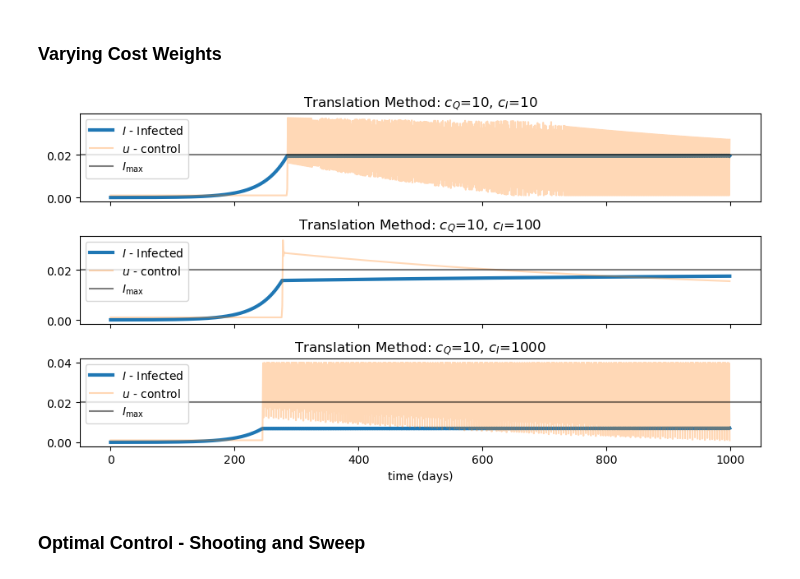
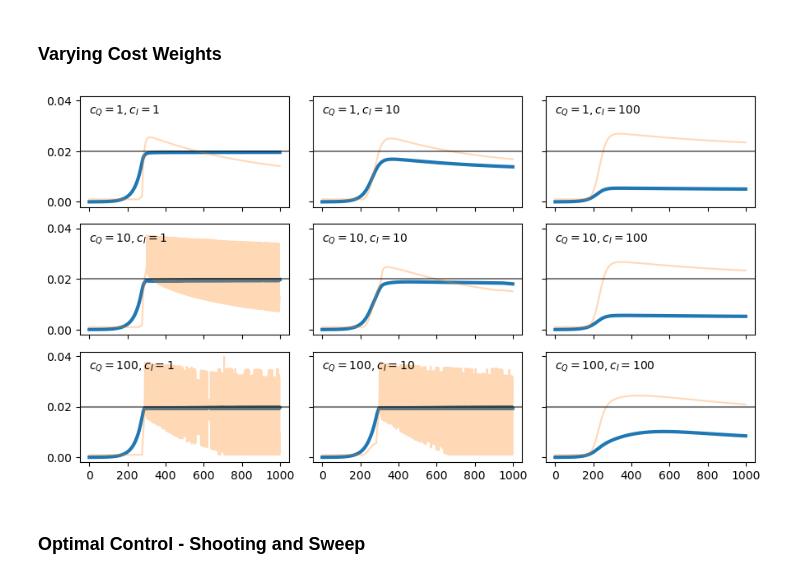
Before and after one commit to fredsonaguiar/sirq_model_control_quarantine, a Jupyter notebook: sirq model - complete.ipynb, the cells around one changed output. Saved outputs shown, nothing was run; the diff lists cells and outputs as text; code cells hidden in the pictures.

```diff
--- a/sirq model - complete.ipynb
+++ b/sirq model - complete.ipynb
@@ -769,8 +769,5 @@ plt.show()
 [figure]
 # %% [markdown]
 ### Control Law and MPC
-# %%
-n = 10
-h = 1/n
 # %%
 def mpc_minimal_control(strategy, i_pred):
@@ -1307,8 +1219,8 @@ plt.show()
 solutions_pred_optimal_lstm = []
 
 for i, strategy in enumerate(strategies):
-    states = simulate_learning_based_mpc(theta, simulation_lenght=1000, start_lenght=input_lenght,
-        strategy=strategy, prediction="lstm", problem="optimal_control_casadi")
+    states, _ = simulate_learning_based_mpc(theta, simulation_lenght=1000, start_lenght=input_lenght,
+                                            strategy=strategy, prediction="lstm", problem="shooting")
     solutions_pred_optimal_lstm.append(states)
 # %%
 filename = "predictor_files/solutions_pred_optimal_lstm.pkl"
@@ -1337,35 +1249,39 @@ plt.show()
 ### Varying Cost Weights
 # %%
 strategy = strategies[0]
-solutions_varying_cost_weights = []
+solutions_varying_weights = dict()
 
-for i, c3 in enumerate([10, 100, 1000]):
-    states = simulate_learning_based_mpc(theta,
-        simulation_lenght=1000, start_lenght=input_lenght,
-        strategy=strategy, prediction="exact", problem="optimal_control_casadi")
-    solutions_varying_cost_weights.append(states)
+c2_values = [1,10,100]
+c3_values = [1,10,100]
+
+for c2 in c2_values:
+    for c3 in c3_values:
+        states, _ = simulate_learning_based_mpc(theta, simulation_lenght=1000, start_lenght=input_lenght,
+                                                strategy=strategy, prediction="exact", problem="casadi")
+        solutions_varying_weights["{}-{}".format(c2,c3)] = states
 # %%
-filename = "predictor_files/solutions_varying_cost_weights.pkl"
+filename = "predictor_files/solutions_varying_weights.pkl"
 
-pkl.dump(solutions_varying_cost_weights, open(filename, "wb"))
-solutions_varying_cost_weights = pkl.load(open(filename, "rb"))
+# pkl.dump(solutions_varying_weights, open(filename, "wb"))
+solutions_varying_weights = pkl.load(open(filename, "rb"))
 # %%
-fig, ax = plt.subplots(3, figsize=(9,5), sharex=True)
+fig, ax = plt.subplots(3,3, figsize=(9,5), sharex=True, sharey=True)
 
-for i, states  in enumerate(solutions_varying_cost_weights):
-    ax[i].plot(states[:,1], label="$I$ - Infected", linewidth=3)
-    ax[i].plot(states[:,-1], label="$u$ - control", alpha=0.3)
-    ax[i].axhline(i_max, label="$I_{\max}$", color="k", alpha=0.5)
+for i, c2 in enumerate(c2_values):
+    for j, c3 in enumerate(c3_values):
+        states = solutions_varying_weights["{}-{}".format(c2,c3)]
+        ax[i,j].plot(states[:,1], linewidth=3)
+        ax[i,j].plot(states[:,-1], alpha=0.3)
+        ax[i,j].axhline(i_max, color="k", alpha=0.5)
 
-    ax[i].set_title("Translation Method: $c_Q$={}, $c_I$={}".format(c2, [10,100,1000][i]))
-    ax[i].legend()
+        ax[i,j].text(0,0.035, "$c_Q={}, c_I={}$".format(c2,c3))
 
-plt.xlabel("time (days)")
+# plt.xlabel("time (days)")
 fig.tight_layout()
 plt.savefig("predictor_figures/solutions_varying_cost_weights.svg", bbox_inches='tight', format="svg")
 plt.show()
 # %% [output]
-[figure, old version]
+[figure, new version]
 # %% [markdown]
 ### Optimal Control - Shooting and Sweep
 # %%
```
Also changed, not shown: parts of 15 cells of this notebook.
